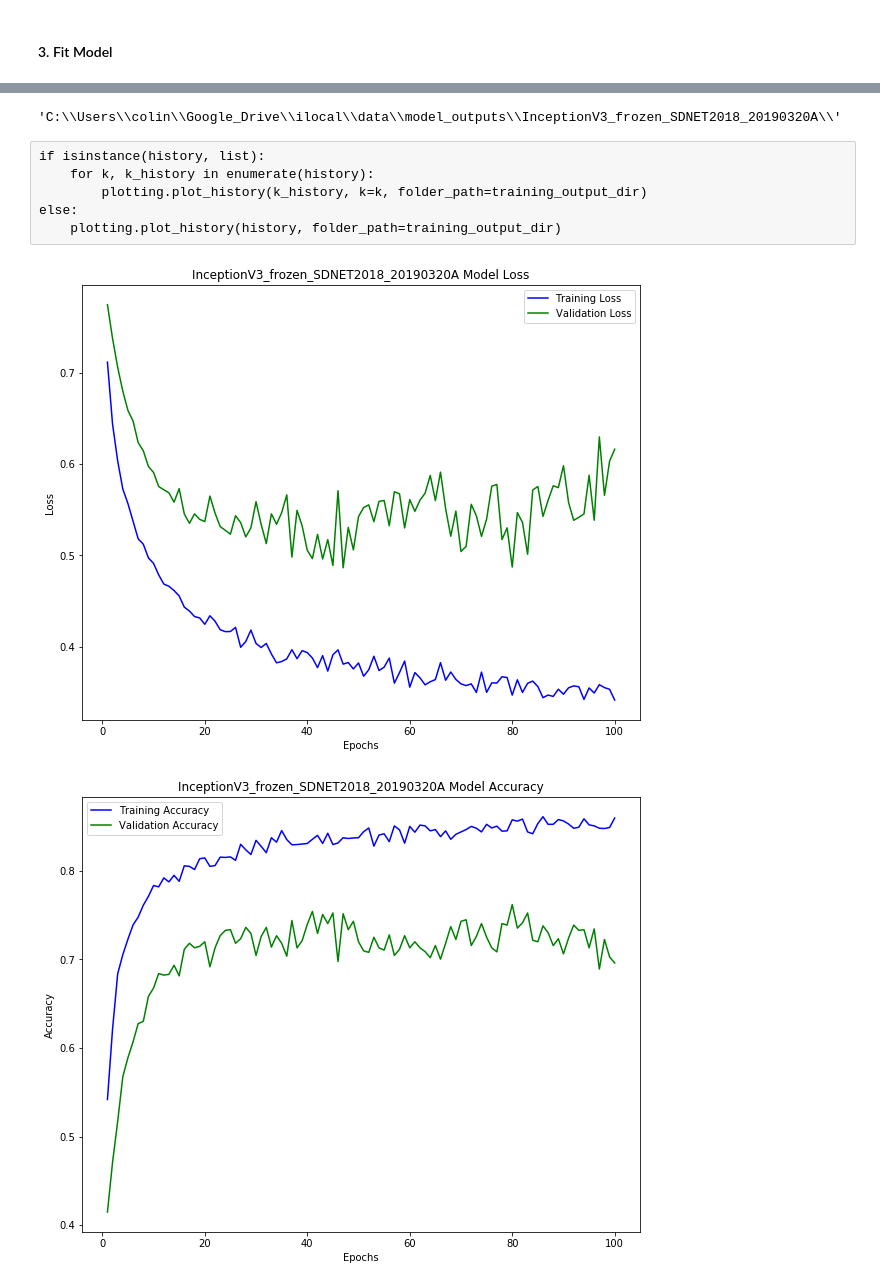
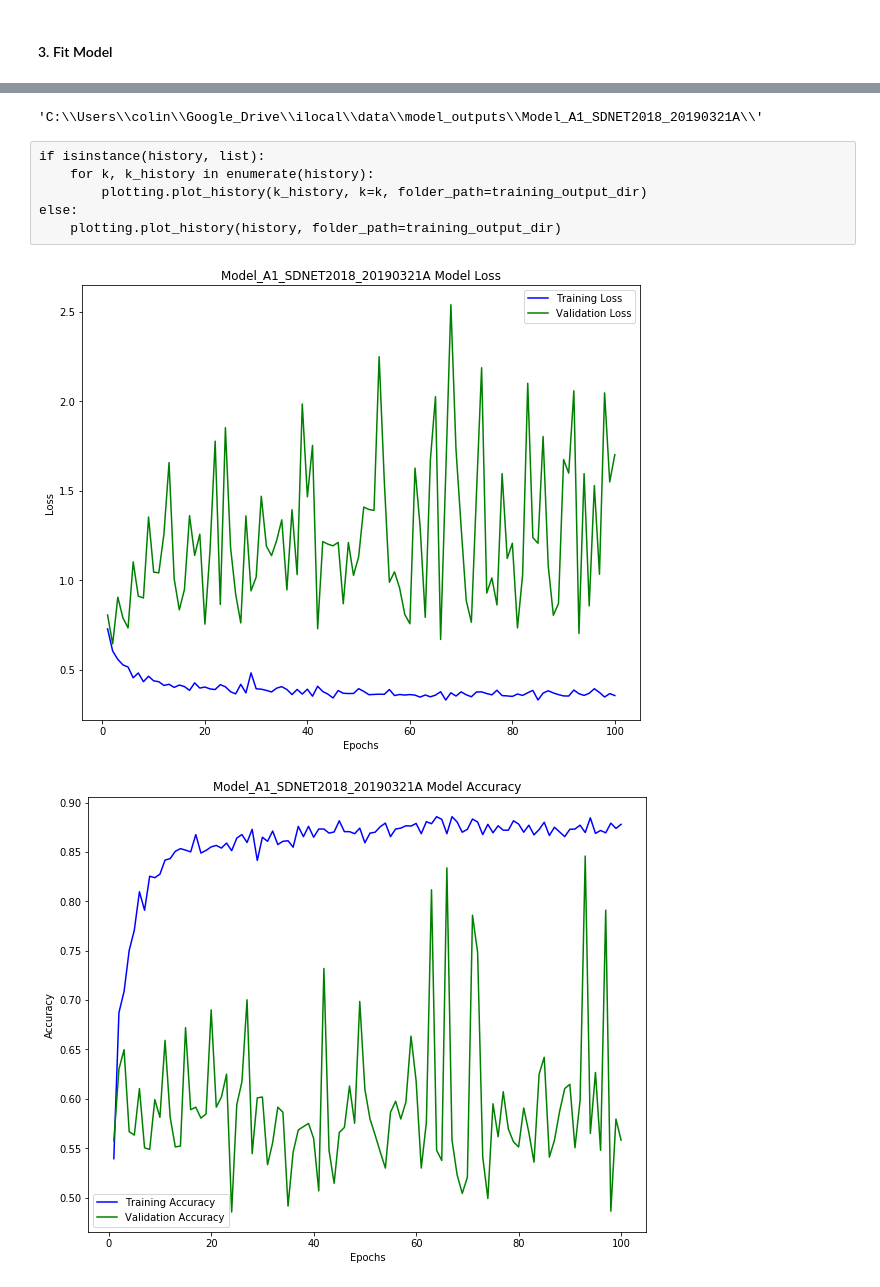
Before and after one commit to crdietrich/sidewalkscanner, a Jupyter notebook: Test Train Module.ipynb, the cells around one changed output, grey strips where cells are left out. Saved outputs shown, nothing was run; the diff lists cells and outputs as text; code cells hidden in the pictures.

```diff
--- a/Test Train Module.ipynb
+++ b/Test Train Module.ipynb
@@ -32,4 +32,4 @@ import train, plotting, config
 # %% [markdown]
 #### 0. Description for Data Output
 # %%
-model_description = 'InceptionV3_frozen_SDNET2018_20190320A'
+model_description = 'Model_A1_SDNET2018_20190321A'
@@ -89,3 +47,6 @@ _ = [print(l) for l in model.layers]
+# %%
+# Custom Model vA1
+model = models.model_A1(verbose=True)
 # %% [markdown]
 #### 2. Create Image Data Generators
 # %%
@@ -124,7 +85,7 @@ training_output_dir = (config.model_dir + os.path.sep +
                        model_description + os.path.sep)
 training_output_dir
 # %% [output]
-'C:\\Users\\colin\\Google_Drive\\ilocal\\data\\model_outputs\\InceptionV3_frozen_SDNET2018_20190320A\\'
+'C:\\Users\\colin\\Google_Drive\\ilocal\\data\\model_outputs\\Model_A1_SDNET2018_20190321A\\'
 # %% [raw]
 if isinstance(history, list):
     for k, k_history in enumerate(history):
@@ -132,7 +93,7 @@ if isinstance(history, list):
 else:
     plotting.plot_history(history, folder_path=training_output_dir)
 # %%
-plotting.plot_history(history, description=model_description)
+plotting.plot_history(history, description=model_description, folder_path=training_output_dir)
 # %% [output]
-[figure, old version]
+[figure, new version]
-[figure, old version]
+[figure, new version]
```
Also changed, not shown: parts of 12 cells of this notebook, 3 other files.
